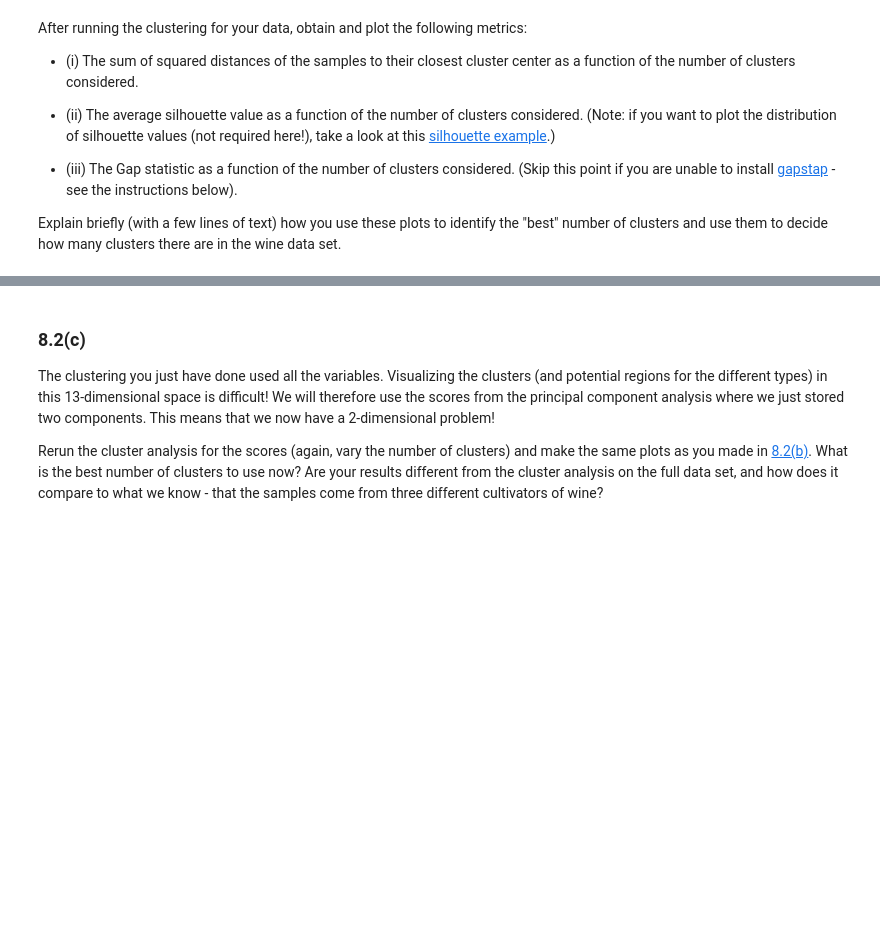
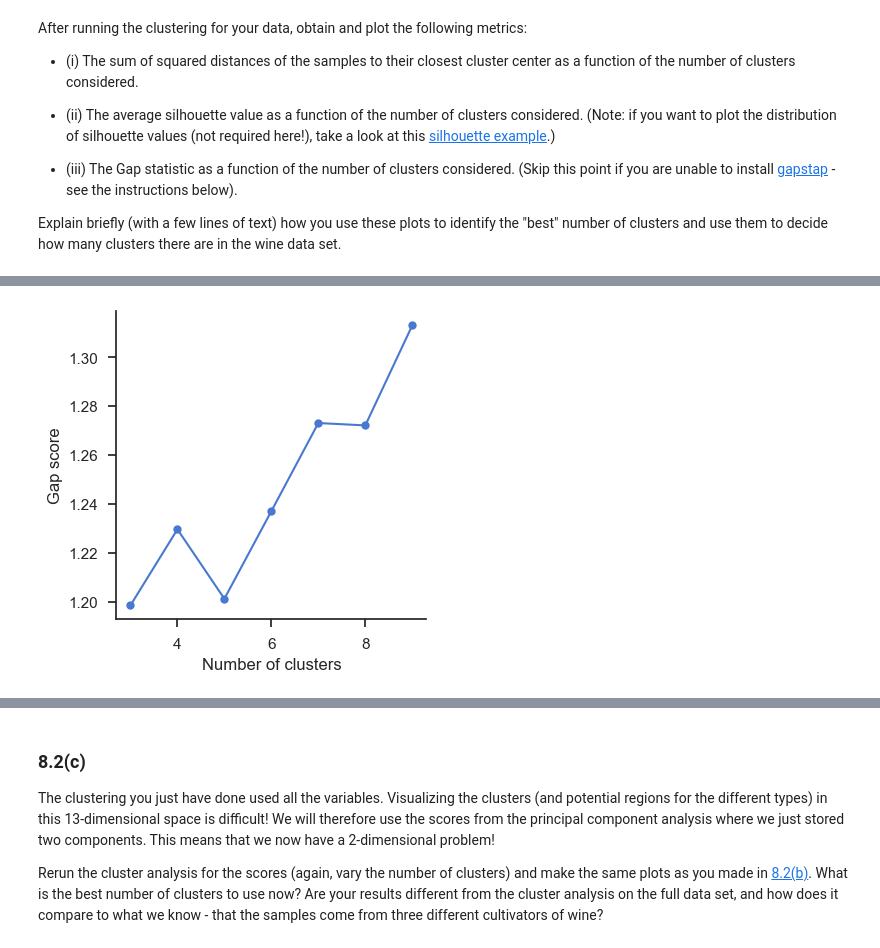
Before and after one commit to joachsob/chemometrics, a Jupyter notebook: exercises/08_Exercise_Set_8.ipynb, the cells around one changed output, grey strips where cells are left out. Saved outputs shown, nothing was run; the diff lists cells and outputs as text; code cells hidden in the pictures; blank space fills up the shorter version.

```diff
--- a/exercises/08_Exercise_Set_8.ipynb
+++ b/exercises/08_Exercise_Set_8.ipynb
@@ -561,0 +620,26 @@ Explain briefly (with a few lines of text) how you use these plots to identify t
+# %%
+# gap graph
+
+# for i, result in enumerate(results):
+#     print(f"Clustering with {result.n_clusters} clusters:")
+#     sse = result.inertia_  # This is the sum of squared distances
+#     print(f"\t- SSE = {sse}")
+#     silhouette = silhouette_score(
+#         X, result.labels_
+#     )  # Calculate average silhouette
+#     print(f"\t- Silhouette = {silhouette}")
+#     gap = gapstat_score(X, result.labels_, k=result.n_clusters)
+#     print(f"\t- GAP = {gap}")
+
+gaps = []
+for i, result in enumerate(result1):
+    gap = gapstat_score(X, result.labels_, k=result.n_clusters)
+    gaps.append(gap)
+
+fig, ax = plt.subplots(figsize = (4,4))
+ax.plot(nClusters, gaps, "bo-")
+ax.set_xlabel("Number of clusters")
+ax.set_ylabel("Gap score")
+sns.despine()
+# %% [output]
+[figure, added]
```
Also changed, not shown: parts of 17 cells of this notebook.
